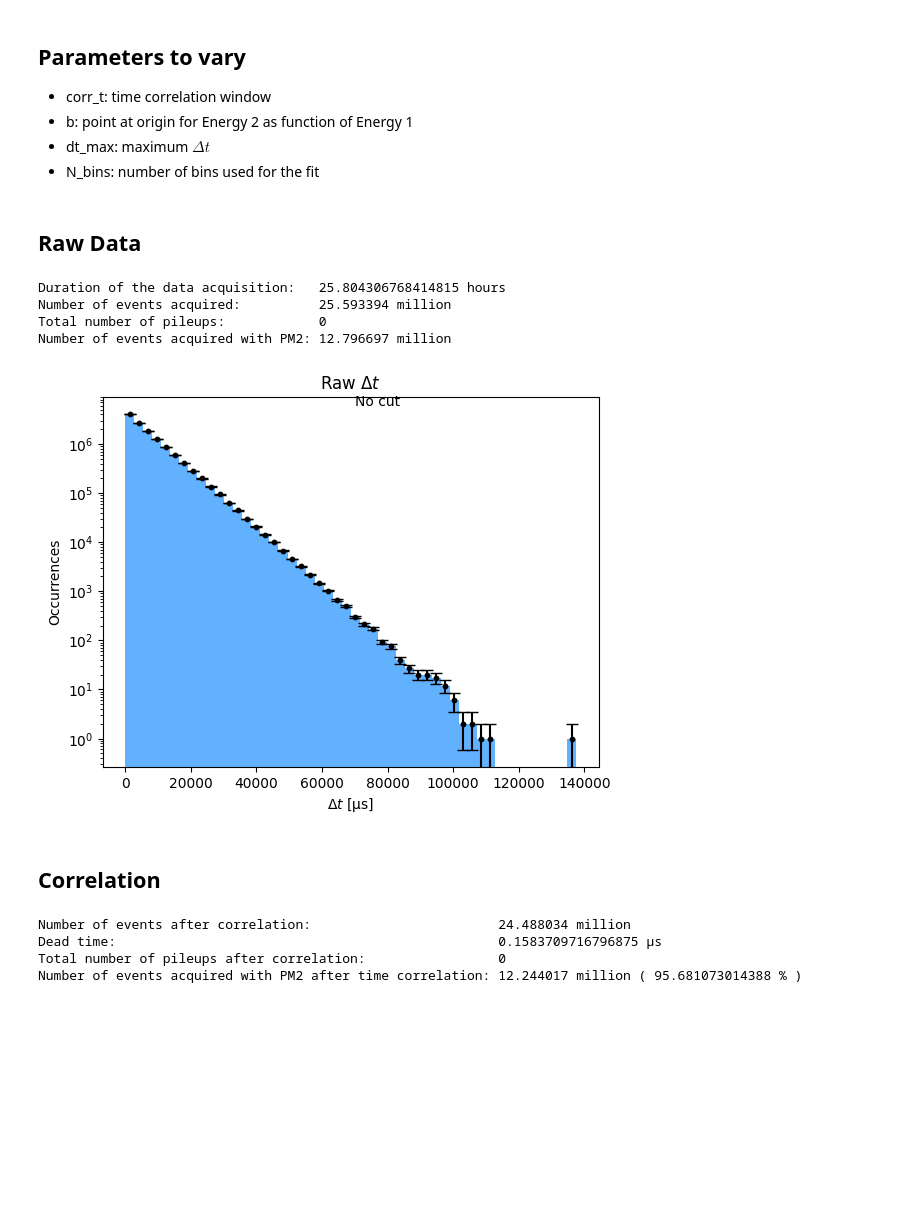
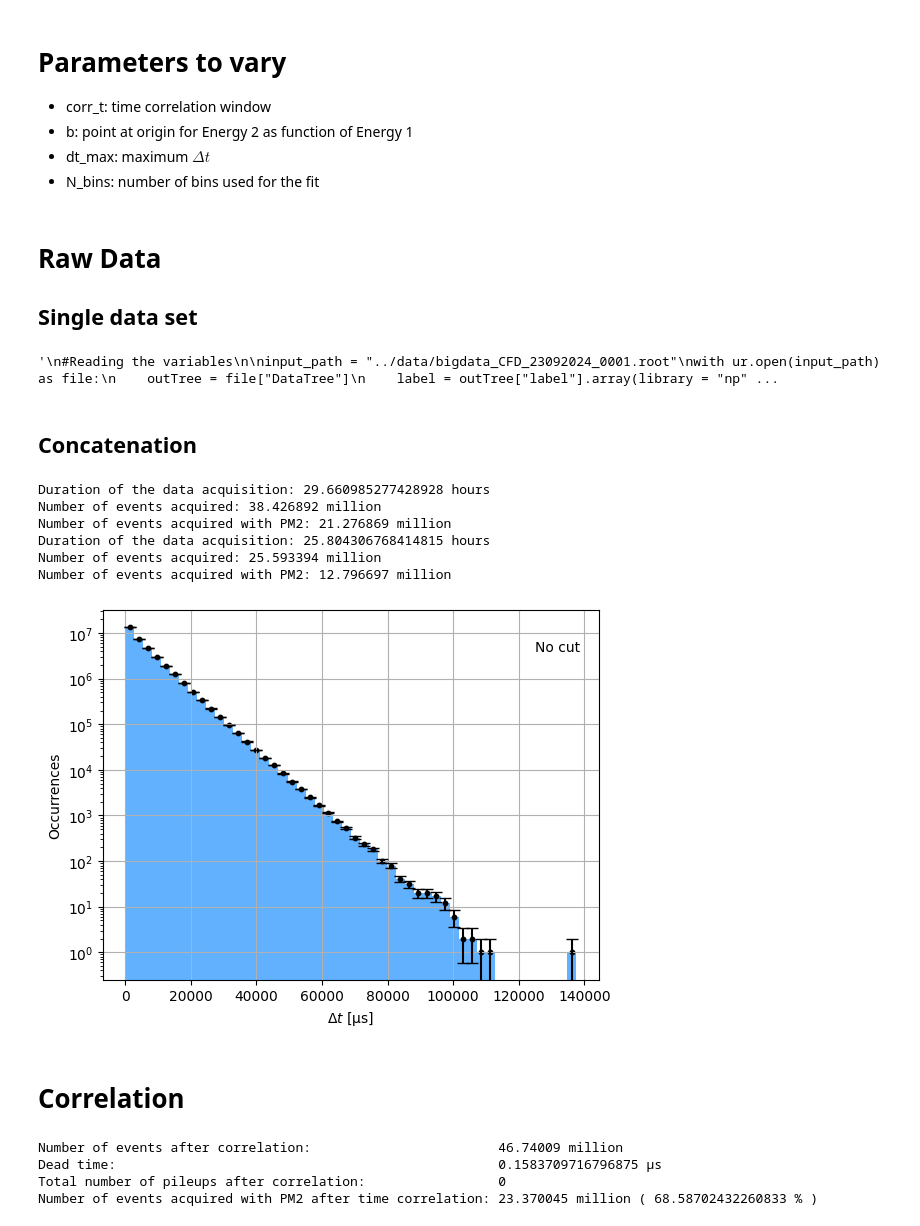
Before and after one commit to hindtaibi/BigMuoneXperiment, a Jupyter notebook: BigAnalysisFinal.ipynb, the cells around one changed output. Drawn from its saved outputs; the diff is of its cells as text; code cells hidden in the pictures; blank space fills up the shorter version.

```diff
--- a/BigAnalysisFinal.ipynb
+++ b/BigAnalysisFinal.ipynb
@@ -9,16 +10,18 @@ import warnings
 warnings.filterwarnings('ignore')
 # %% [markdown]
-## Parameters to vary
+# Parameters to vary
 - corr_t: time correlation window
 - b: point at origin for Energy 2 as function of Energy 1
 - dt_max: maximum $\Delta t$
 - N_bins: number of bins used for the fit
 # %% [markdown]
-## Raw Data
+# Raw Data
+## Single data set
 # %%
+"""
 #Reading the variables
 
-input_path = "../data/bigdata_CFD_26092024_0001.root"
+input_path = "../data/bigdata_CFD_23092024_0001.root"
 with ur.open(input_path) as file:
     outTree = file["DataTree"]
     label = outTree["label"].array(library = "np")
@@ -30,38 +33,73 @@ print("Duration of the data acquisition:  ", max(time)*10**(-6)/3600, "hours")
 print("Number of events acquired:         ", len(label)/10**6, "million")
 print("Total number of pileups:           ", len(pileup[pileup == True]))
 print("Number of events acquired with PM2:", len(label[label == 2])/10**6, "million")
+"""
 # %% [output]
-Duration of the data acquisition:   25.804306768414815 hours
-Number of events acquired:          25.593394 million
-Total number of pileups:            0
-Number of events acquired with PM2: 12.796697 million
+'\n#Reading the variables\n\ninput_path = "../data/bigdata_CFD_23092024_0001.root"\nwith ur.open(input_path) as file:\n    outTree = file["DataTree"]\n    label = outTree["label"].array(library = "np" ...
+# %% [markdown]
+## Concatenation
+# %%
+#Reading the variables
+
+def vars_data(data):
+    with ur.open(data) as file:
+        outTree = file["DataTree"]
+        label = outTree["label"].array(library = "np")
+        time = outTree["time"].array(library = "np")*10**-6   #[µs]
+        nrj = outTree["nrj"].array(library = "np")
+        pileup = outTree["pileup"].array(library = "np")
+
+    print("Duration of the data acquisition:", max(time)*10**(-6)/3600, "hours")
+    print("Number of events acquired:", len(label)/10**6, "million")
+    print("Number of events acquired with PM2:", len(label[label == 2])/10**6, "million")
+
+    return label, time, nrj, pileup
+
+vars_23_09 = vars_data("../data/bigdata_CFD_23092024_0001.root")
+vars_26_09 = vars_data("../data/bigdata_CFD_26092024_0001.root")
+
+label = np.concatenate((vars_23_09[0], vars_26_09[0]), axis=None)
+time = np.concatenate((vars_23_09[1], 100+vars_23_09[1][-1]+vars_26_09[1]), axis=None)
+nrj = np.concatenate((vars_23_09[2], vars_26_09[2]), axis=None)
+pileup = np.concatenate((vars_23_09[3], vars_26_09[3]), axis=None)
+# %% [output]
+Duration of the data acquisition: 29.660985277428928 hours
+Number of events acquired: 38.426892 million
+Number of events acquired with PM2: 21.276869 million
+Duration of the data acquisition: 25.804306768414815 hours
+Number of events acquired: 25.593394 million
+Number of events acquired with PM2: 12.796697 million
 # %%
 #Raw dt (with PM2)
 
 dt2_raw = time[label == 2][1:] - time[label == 2][:-1]
 
-hist = np.histogram(dt2_raw, bins = 50)
+hist = np.histogram(dt2_raw[dt2_raw < 150000], bins = 50)
 x = hist[1][1:]-(hist[1][1]-hist[1][0])/2
 y = hist[0]
 y_err = np.sqrt(y)
 plt.figure()
-plt.hist(dt2_raw, bins = 50, color='dodgerblue', alpha = 0.7)
+plt.hist(dt2_raw[dt2_raw < 150000], bins = 50, color='dodgerblue', alpha = 0.7)
 plt.errorbar(x, y, yerr = y_err, linestyle = 'None', fmt='-', capsize=4, c='k')
 plt.scatter(x, y, c='k', s=10)
-plt.text(70000, 6e6, 'No cut')
+plt.text(125000, 4e6, 'No cut')
 plt.xlabel('$\Delta t$ [µs]')
 plt.ylabel('Occurrences')
-plt.title('Raw $\Delta t$')
+#plt.title('Raw $\Delta t$ Acquired With PMT$_2$')
 plt.yscale('log')
+plt.grid()
+plt.savefig('Raw delta t')
 plt.show()
+
+del dt2_raw
 # %% [output]
-[figure, old version]
+[figure, new version]
 # %% [markdown]
-## Correlation
+# Correlation
 # %%
 #Time Correlation
 
-corr_t = 10*10**-3   #Correlation window (10 ns here)
+corr_t = 5*10**-3   #Correlation window (5 ns here)
 corr_mask = (time[1:]-time[:-1]<corr_t) & (label[1:] != label[:-1])
 
 correl_both = (np.insert(corr_mask,0,False))|(np.append(corr_mask,False))
@@ -84,11 +122,16 @@ print("Number of events after correlation:                       ", len(t)/10**6
 print("Dead time:                                                ", min(dt2), "µs")
 print("Total number of pileups after correlation:                ", len(p[p == True]))
 print("Number of events acquired with PM2 after time correlation:", len(l[l == 2])/10**6, "million (", len(l[l == 2])*100/len(label[label == 2]), "% )")
+
+del t
+del p
+del e
+del pileup
 # %% [output]
-Number of events after correlation:                        24.488034 million
+Number of events after correlation:                        46.74009 million
 Dead time:                                                 0.1583709716796875 µs
 Total number of pileups after correlation:                 0
-Number of events acquired with PM2 after time correlation: 12.244017 million ( 95.681073014388 % )
+Number of events acquired with PM2 after time correlation: 23.370045 million ( 68.58702432260833 % )
 # %%
 #Energy Correlation
 
```
Also changed, not shown: parts of 11 cells of this notebook, 17 other files.
